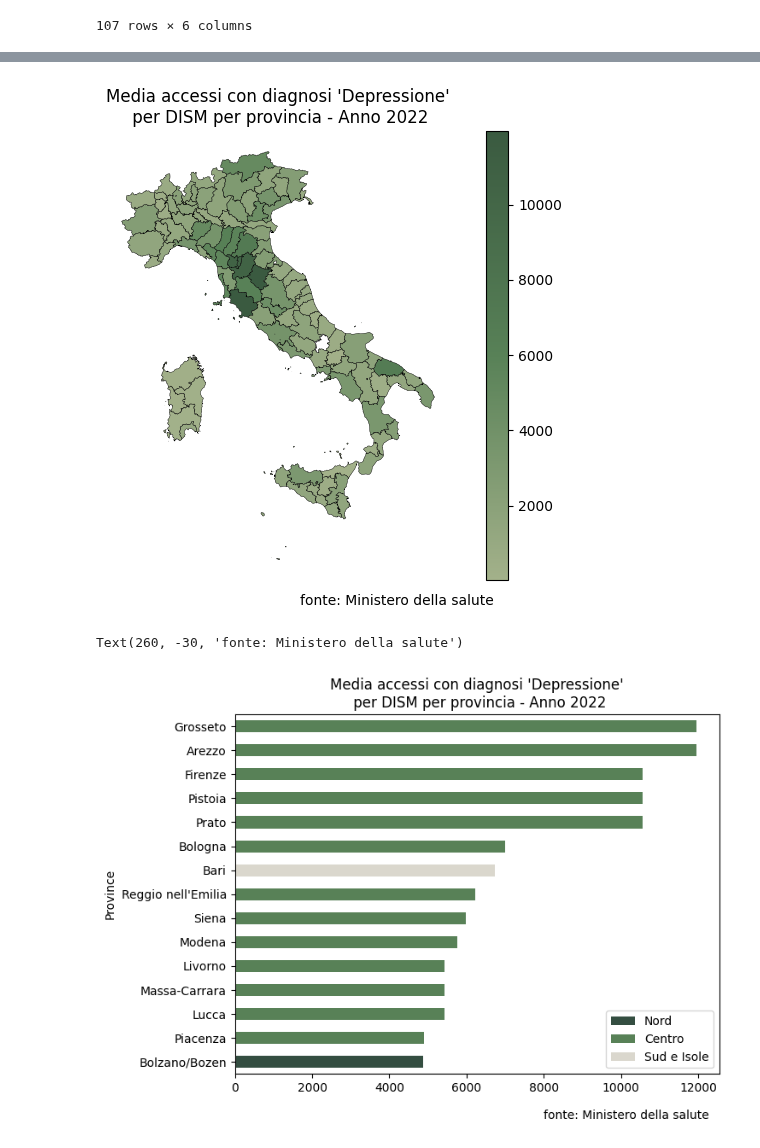
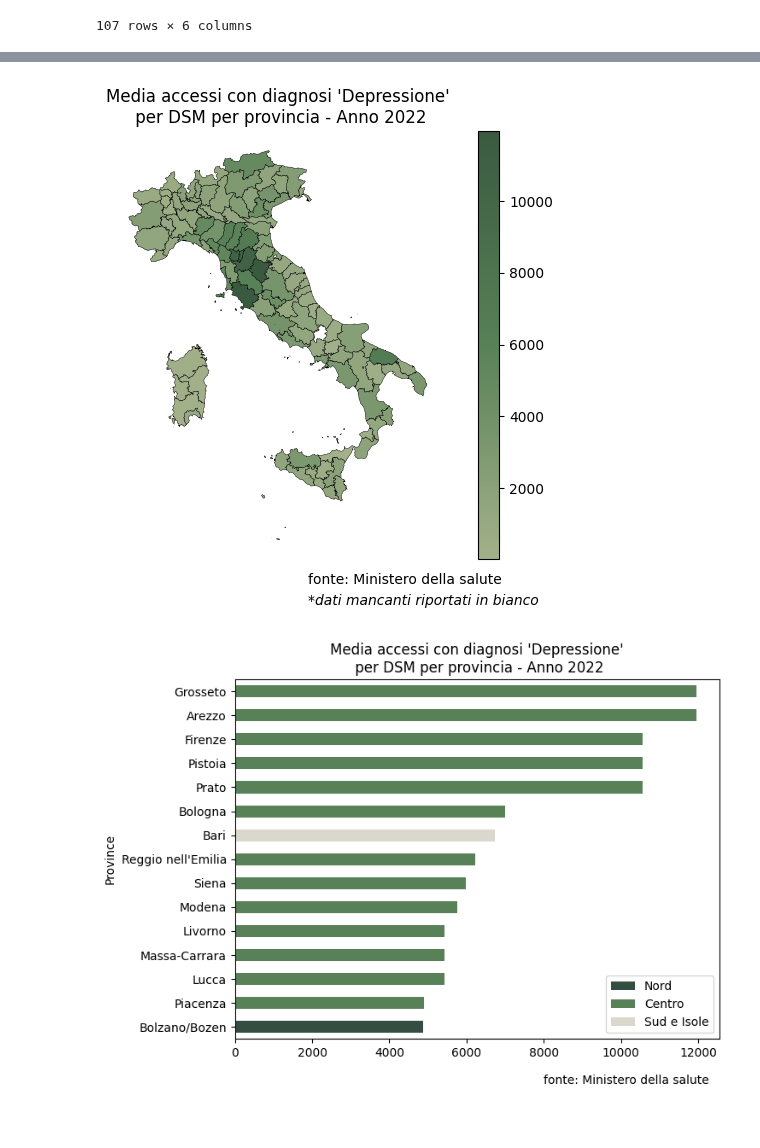
Before and after one commit to armandoschianodicola/italy-stats, a Jupyter notebook: 9/main.ipynb, the cells around one changed output, grey strips where cells are left out. Drawn from its saved outputs; the diff is of its cells as text; code cells hidden in the pictures.

```diff
--- a/9/main.ipynb
+++ b/9/main.ipynb
@@ -342,7 +292,7 @@ df
 | SU | MULTIPOLYGON (((8.50222 39.71303,... | Sud e Isole | Sud Sardegna | 198.0 | 2.0 | 99.000 |
 107 rows × 6 columns
 # %%
-plot_title = "Totale accessi con diagnosi '{}'\n per DISM per provincia - Anno {}".format(
+plot_title = "Totale accessi con diagnosi '{}'\n per DSM per provincia - Anno {}".format(
     TARGET_GROUP_TEXT,
     YEAR
 )
@@ -385,4 +336,8 @@ df_plot = best_rows_sorted.plot.barh(
     ], ["Nord", "Centro", 'Sud e Isole']
 )
 plt.annotate('fonte: Ministero della salute', (0,0), (260, -30), xycoords='axes fraction', textcoords='offset points', va='top')
+fig_plots.append({
+    "df": df_plot,
+    "name": plot_title
+})
 # %% [output]
@@ -409,32 +363,33 @@ best_rows
 | PU | MULTIPOLYGON (((12.50082 43.51963... | Centro | Pesaro e Urbino | 22082.0 | 20.0 | 1104.100000 |
 | TV | POLYGON ((11.80324 45.79994, 11.7... | Nord | Treviso | 21492.0 | 6.0 | 3582.000000 |
 # %%
-plot_title = "Media accessi con diagnosi '{}'\n per DISM per provincia - Anno {}".format(
+plot_title = "Media accessi con diagnosi '{}'\n per DSM per provincia - Anno {}".format(
     TARGET_GROUP_TEXT,
     YEAR
 )
 # %%
 df_plot = df.plot(
     column="target_group_avg",
     legend=True,
     cmap=CMAP,
     edgecolor="black",
     linewidth=0.3,
     missing_kwds={
         "color": "white",
         "edgecolor": "black",
         "label": "Missing values",
     }
 );
 plt.title(plot_title)
 df_plot.set_axis_off()
 plt.annotate('fonte: Ministero della salute', (0,0), (140, -10), xycoords='axes fraction', textcoords='offset points', va='top')
+plt.annotate('*dati mancanti riportati in bianco', (0,0), (140, -25), xycoords='axes fraction', textcoords='offset points', va='top', style='italic')
 fig_plots.append({
     "df": df_plot,
     "name": plot_title
 })
 # %% [output]
-[figure, old version]
+[figure, new version]
 # %%
 best_rows = df.sort_values(by=['target_group_avg'], ascending=False).head(15)
 best_rows_sorted = best_rows.sort_values(by=['target_group_avg'])
@@ -452,7 +407,10 @@ df_plot = best_rows_sorted.plot.barh(
     ], ["Nord", "Centro", 'Sud e Isole']
 )
 plt.annotate('fonte: Ministero della salute', (0,0), (260, -30), xycoords='axes fraction', textcoords='offset points', va='top')
+fig_plots.append({
+    "df": df_plot,
+    "name": plot_title
+})
 # %% [output]
-Text(260, -30, 'fonte: Ministero della salute')
 [figure]
 # %%
```
Also changed, not shown: parts of 13 cells of this notebook, 10 other files.
